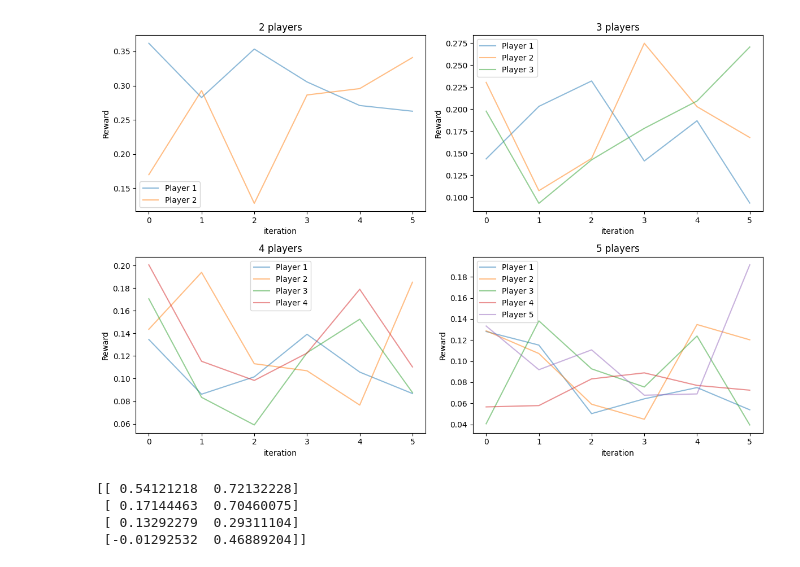
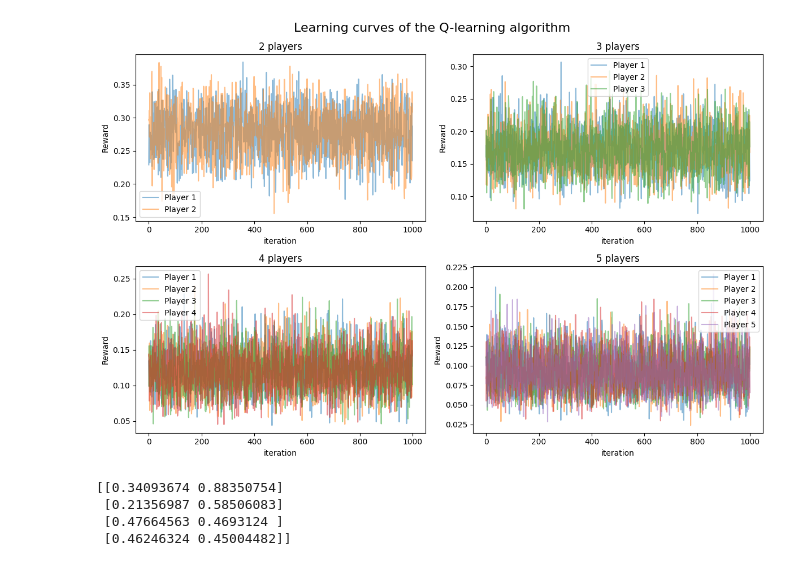
Before and after one commit to Suzie14/RLandPricing, a Jupyter notebook: notebooks/var_nb_players.ipynb, the cells around one changed output. Saved outputs shown, nothing was run; the diff lists cells and outputs as text; code cells hidden in the pictures.

```diff
--- a/notebooks/var_nb_players.ipynb
+++ b/notebooks/var_nb_players.ipynb
@@ -101,0 +18,12 @@ aggregated_agents
+# %%
+import pickle
+
+# Path to the pickle file
+pickle_file_path = '/Volumes/OS-Data/Suzie_data/RLandPricing/data/data_multiplayers.pkl'
+
+# Open the file in binary read mode
+with open(pickle_file_path, 'rb') as file:
+    aggregated_agents = pickle.load(file)
+
+# Now, "aggregated_agents" contains the object saved in the pickle file
+print(aggregated_agents)
@@ -110,40 +56,42 @@ axes = axes.flatten()
 
 # Loop to iterate through the periods and subplots
 for graph_num in range(num_graphs):
     ax = axes[graph_num]
     num_players = len(aggregated_agents[graph_num][0])
     # Plot curves for each player in the subplot
     for player in range(num_players):
         ax.plot(aggregated_agents[graph_num][:, player], alpha=0.5, label=f'Player {player+1}')
 
     # Set the title of the subplot with the corresponding period
     ax.set_title(f'{graph_num+2} players')
 
     # Add a legend to the subplot
     ax.legend()
 
     # Set the labels of the subplot
     ax.set_xlabel('iteration')
     ax.set_ylabel('Reward')
 
 # Remove any unused subplots
 if num_graphs < 4:
     for i in range(num_graphs, 4):
         fig.delaxes(axes[i])
 
+fig.suptitle('Learning curves of the Q-learning algorithm', fontsize=16)
+
 # Adjust the spacing between subplots
 plt.tight_layout()
 
 # Display the figure
 plt.show()
 # %% [output]
-[figure, old version]
+[figure, new version]
 # %%
 nb_players = 5
 RN = []
 RC = []
 for i in range (2,nb_players+1):
-    prices = res.PriceOptimizer(nb_players=i)
+    prices = pr.PriceOptimizer(nb_players=i)
     collusion_profit, collusion_prices = prices.CollusionPrice()
     nash_profit, nash_prices = prices.NashPrice()
     RN.append(nash_profit)
@@ -159,10 +107,10 @@ for i in range (len(aggregated_agents)):
 
 print(DRmean)
 # %% [output]
-[[ 0.54121218  0.72132228]
- [ 0.17144463  0.70460075]
- [ 0.13292279  0.29311104]
- [-0.01292532  0.46889204]]
+[[0.34093674 0.88350754]
+ [0.21356987 0.58506083]
+ [0.47664563 0.4693124 ]
+ [0.46246324 0.45004482]]
 # %%
 av = np.mean(DRmean, axis=1)
 print(av)
```
Also changed, not shown: parts of 6 cells of this notebook, 2 other files.
